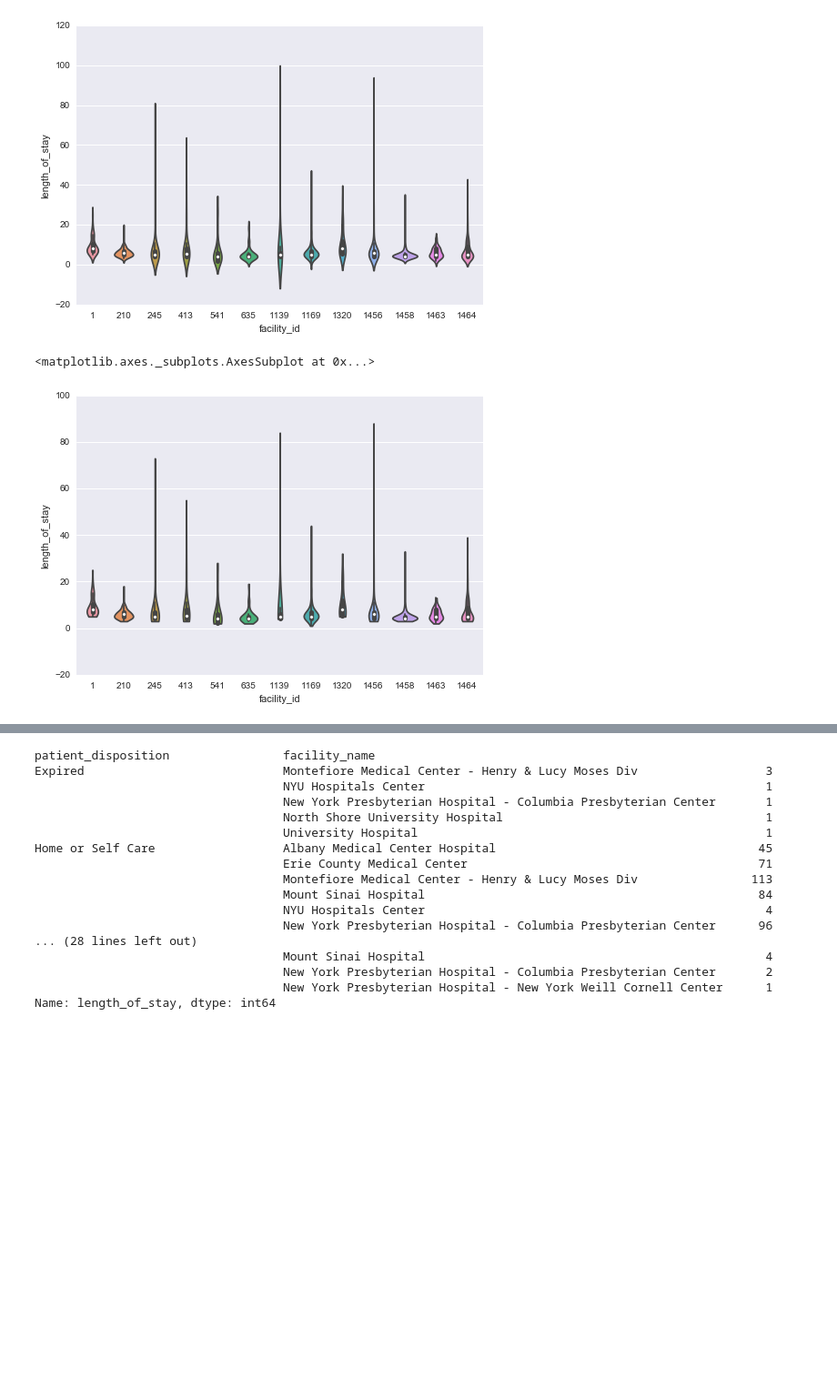
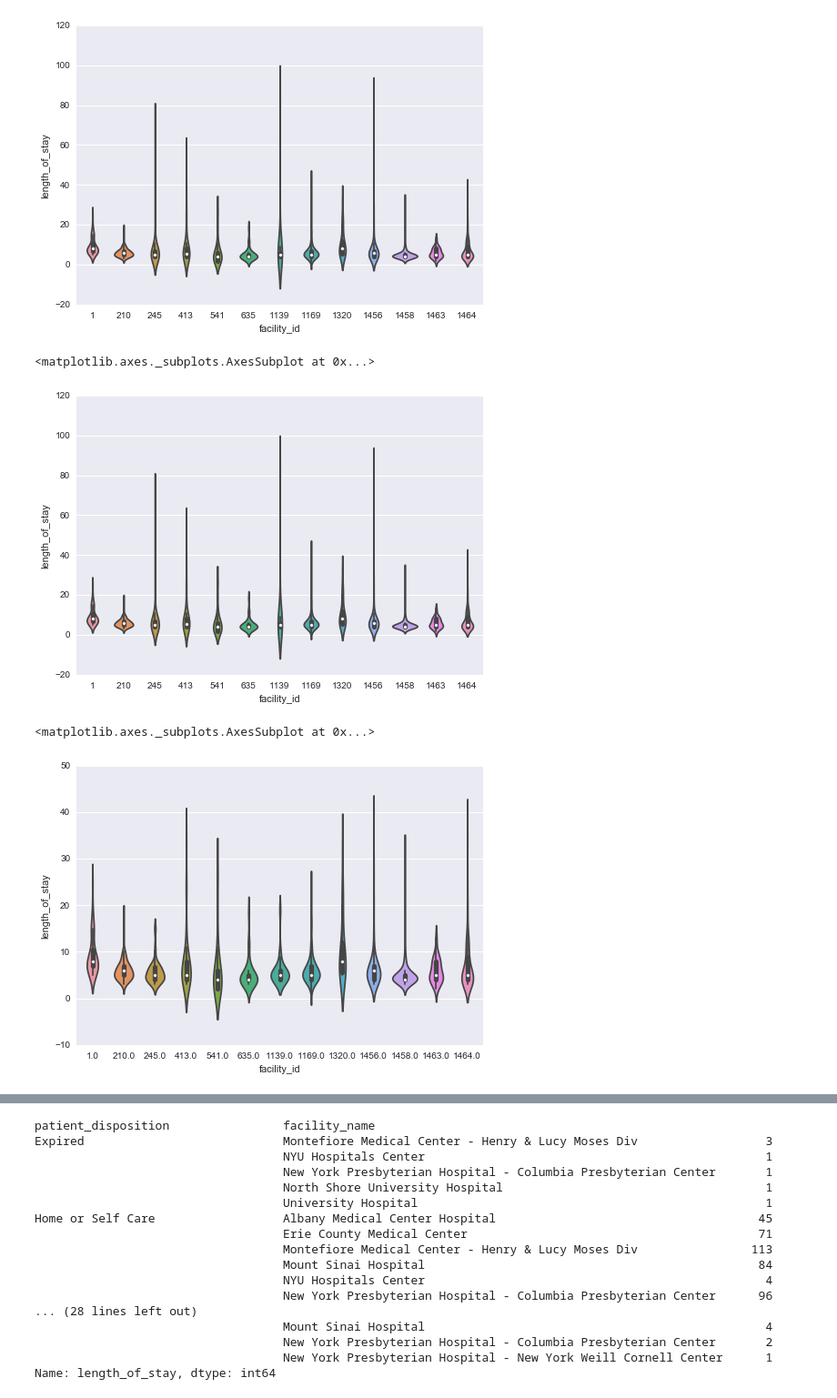
Before and after one commit to jhajagos/health-open-data-workshop, a Jupyter notebook: SPARCS Kidney Transplants in NY CY 2014.ipynb, the cells around one changed output, grey strips where cells are left out. Shown at 91% size. Saved outputs shown, nothing was run; the diff lists cells and outputs as text; code cells hidden in the pictures; blank space fills up the shorter version.

```diff
--- a/SPARCS Kidney Transplants in NY CY 2014.ipynb
+++ b/SPARCS Kidney Transplants in NY CY 2014.ipynb
@@ -38,7 +38,14 @@ sb.violinplot(x="facility_id", y="length_of_stay", data=kidney_transplants)
 <matplotlib.axes._subplots.AxesSubplot at 0x...>
 [figure]
 # %%
-sb.violinplot(x="facility_id", y="length_of_stay", data=kidney_transplants,cut=0)
+sb.violinplot(x="facility_id", y="length_of_stay", data=kidney_transplants)
 # %% [output]
 <matplotlib.axes._subplots.AxesSubplot at 0x...>
-[figure, old version]
+[figure, new version]
+# %%
+kidney_transplants_outliers_removed = kidney_transplants.where(kidney_transplants["length_of_stay"] <= 40)
+# %%
+sb.violinplot(x="facility_id", y="length_of_stay", data=kidney_transplants_outliers_removed)
+# %% [output]
+<matplotlib.axes._subplots.AxesSubplot at 0x...>
+[figure, added]
```
Also changed, not shown: parts of 7 cells of this notebook, 2 other files.
